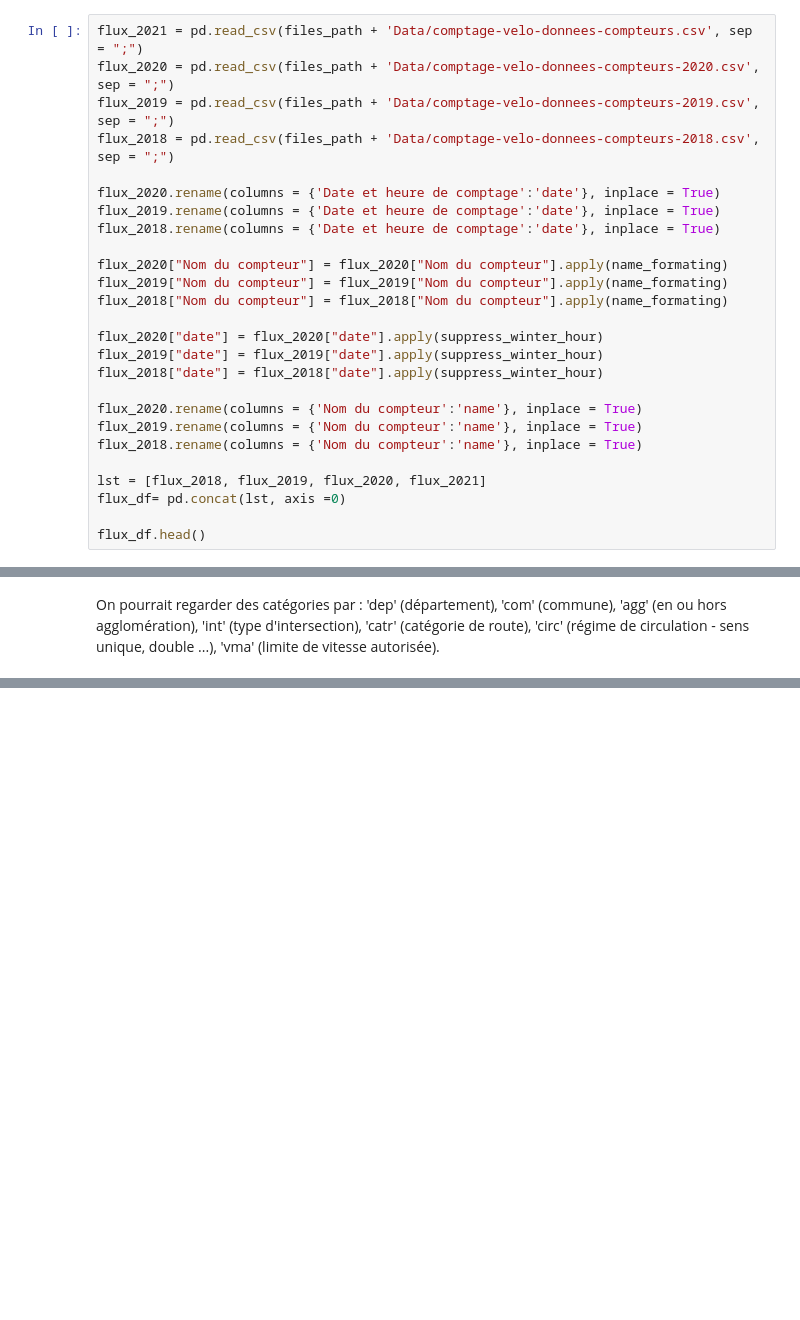
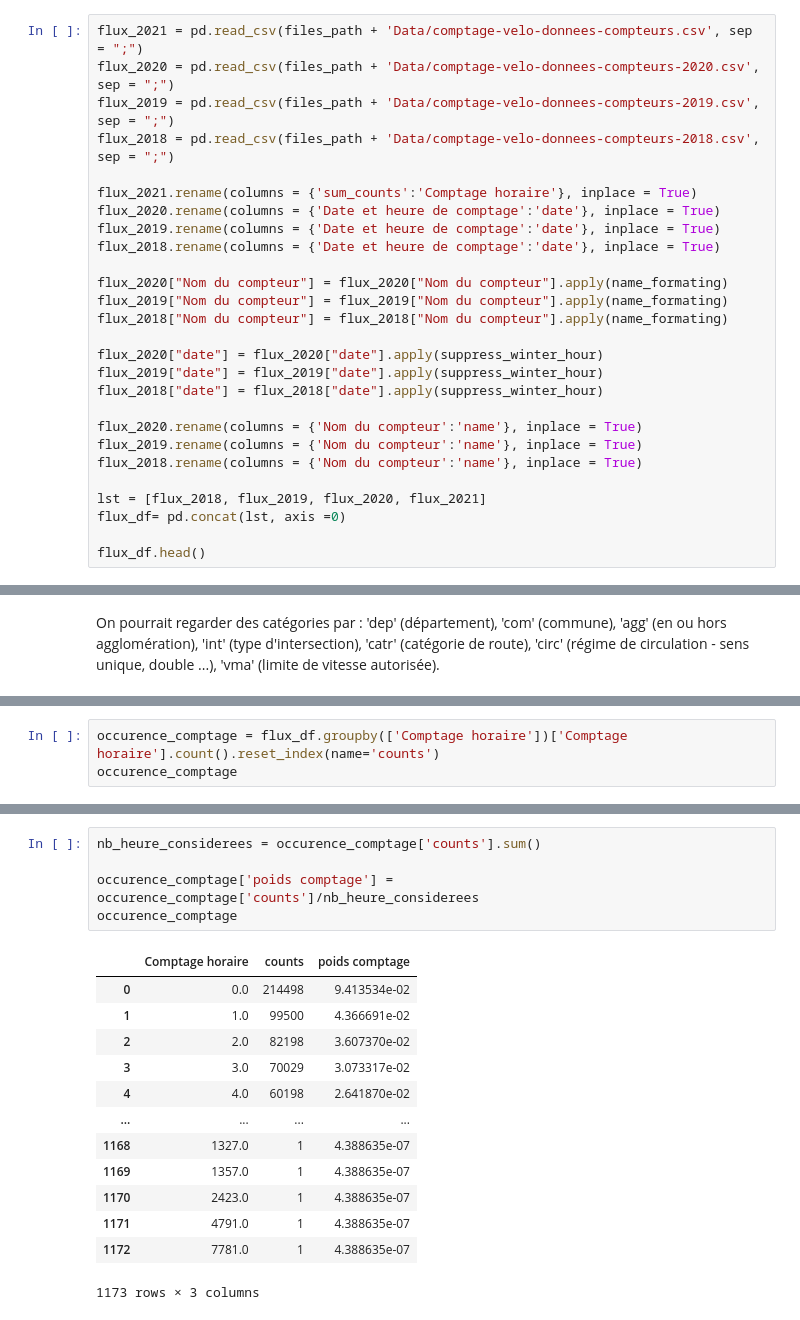
Before and after one commit to hitMaan351/Decision-support-for-cycle-track, a Jupyter notebook: notebooks/Mathian.ipynb, the cells around one changed output, grey strips where cells are left out. Saved outputs shown, nothing was run; the diff lists cells and outputs as text; blank space fills up the shorter version.

```diff
--- a/notebooks/Mathian.ipynb
+++ b/notebooks/Mathian.ipynb
@@ -217,6 +217,7 @@ flux_2020 = pd.read_csv(files_path + 'Data/comptage-velo-donnees-compteurs-2020.
 flux_2019 = pd.read_csv(files_path + 'Data/comptage-velo-donnees-compteurs-2019.csv', sep = ";")
 flux_2018 = pd.read_csv(files_path + 'Data/comptage-velo-donnees-compteurs-2018.csv', sep = ";")
 
+flux_2021.rename(columns = {'sum_counts':'Comptage horaire'}, inplace = True)
 flux_2020.rename(columns = {'Date et heure de comptage':'date'}, inplace = True)
 flux_2019.rename(columns = {'Date et heure de comptage':'date'}, inplace = True)
 flux_2018.rename(columns = {'Date et heure de comptage':'date'}, inplace = True)
@@ -428,0 +520,3 @@ grouped_df
+# %%
+occurence_comptage = flux_df.groupby(['Comptage horaire'])['Comptage horaire'].count().reset_index(name='counts')
+occurence_comptage
@@ -428,0 +537,19 @@ grouped_df
+# %%
+nb_heure_considerees = occurence_comptage['counts'].sum()
+
+occurence_comptage['poids comptage'] = occurence_comptage['counts']/nb_heure_considerees
+occurence_comptage
+# %% [output]
+|  | Comptage horaire | counts | poids comptage |
+| 0 | 0.0 | 214498 | 9.413534e-02 |
+| 1 | 1.0 | 99500 | 4.366691e-02 |
+| 2 | 2.0 | 82198 | 3.607370e-02 |
+| 3 | 3.0 | 70029 | 3.073317e-02 |
+| 4 | 4.0 | 60198 | 2.641870e-02 |
+| ... | ... | ... | ... |
+| 1168 | 1327.0 | 1 | 4.388635e-07 |
+| 1169 | 1357.0 | 1 | 4.388635e-07 |
+| 1170 | 2423.0 | 1 | 4.388635e-07 |
+| 1171 | 4791.0 | 1 | 4.388635e-07 |
+| 1172 | 7781.0 | 1 | 4.388635e-07 |
+1173 rows × 3 columns
```
Also changed, not shown: parts of 39 cells of this notebook, 1 other file.
